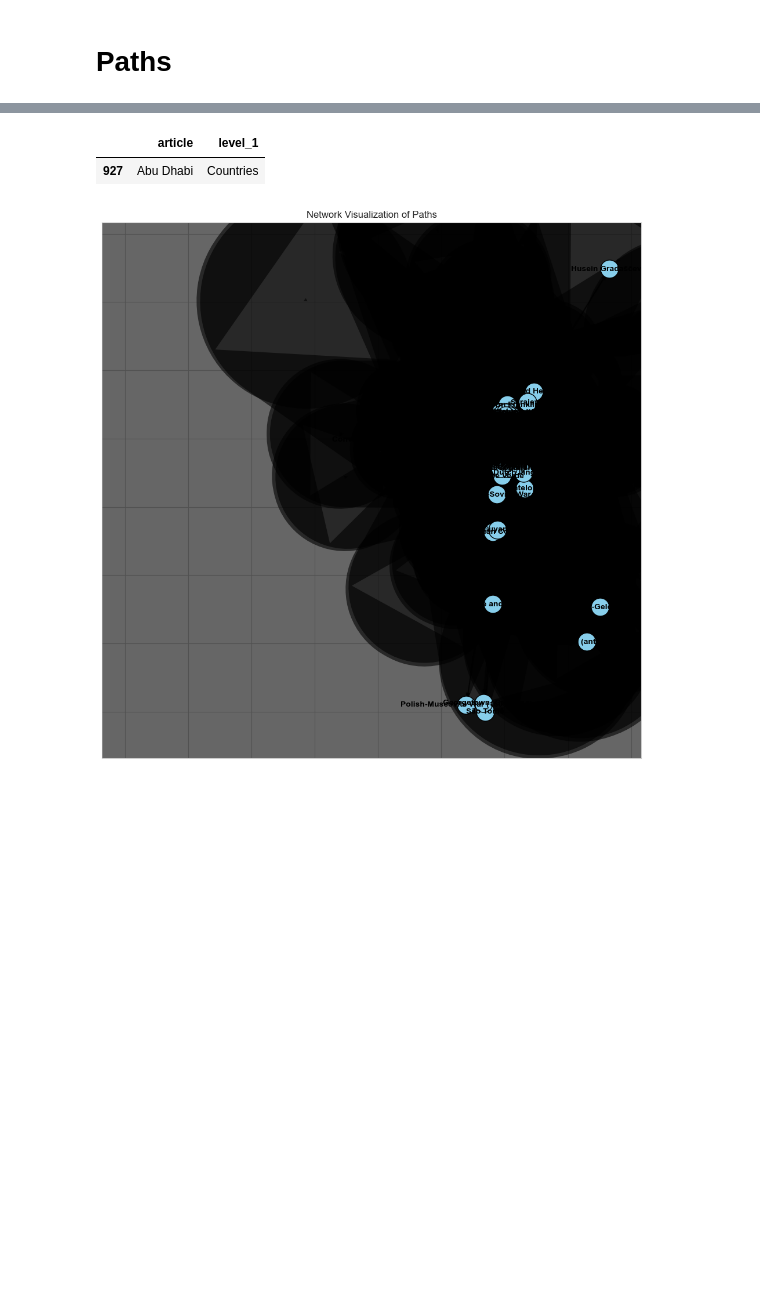
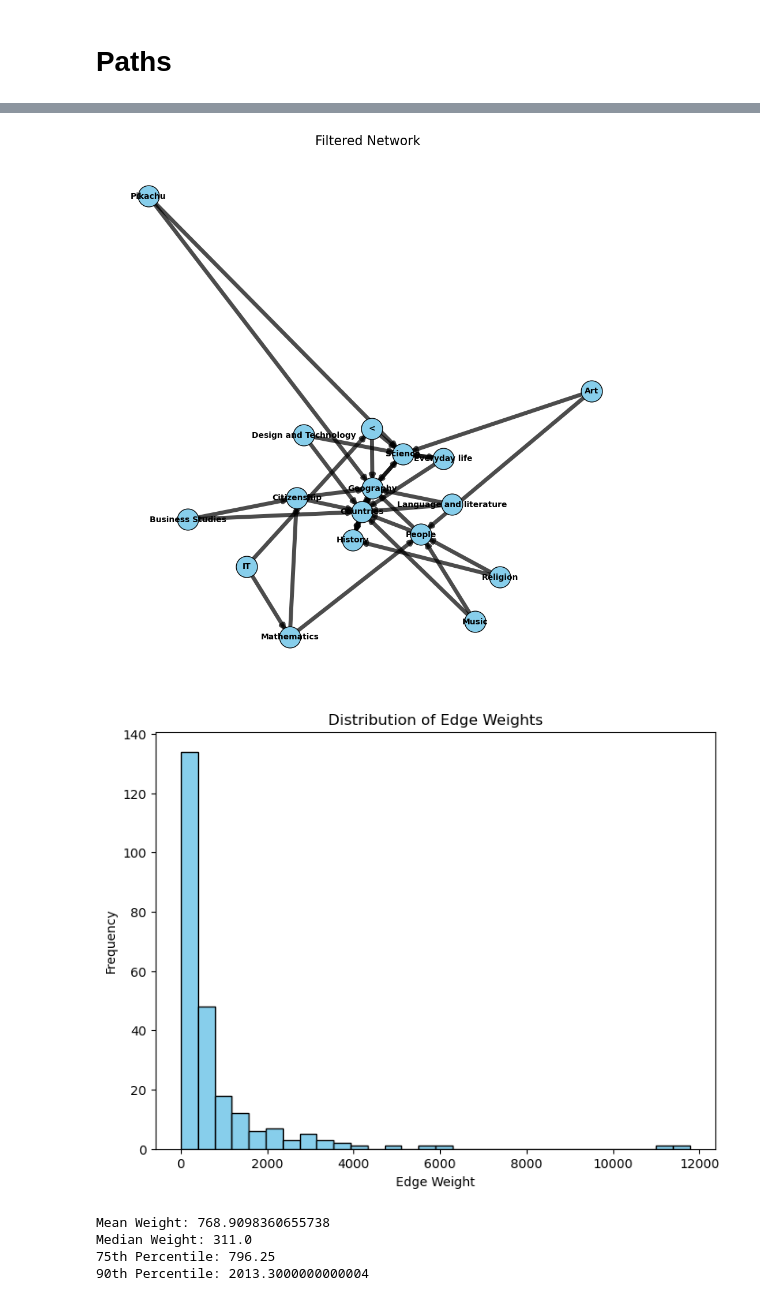
Before and after one commit to epfl-ada/ada-2024-project-the5outliers, a Jupyter notebook: categories_exploration.ipynb, the cells around one changed output, grey strips where cells are left out. Cells and saved outputs as stored; diff of their text form; code cells hidden in the pictures; blank space fills up the shorter version.

```diff
--- a/categories_exploration.ipynb
+++ b/categories_exploration.ipynb
@@ -163,8 +180,2 @@ df_main_category
-# %%
-# Eg.
-df_main_category[df_main_category['article'] == 'Abu Dhabi']
-# %% [output]
-|  | article | level_1 |
-| 927 | Abu Dhabi | Countries |
 # %%
 df_finished = read_finished_paths()
@@ -171,28 +182,0 @@ df_finished = read_finished_paths()
-# %%
-# Initialize a directed graph
-G = nx.DiGraph()
-
-# Build the network from paths
-for path in df_finished['path']:
-    nodes = path.split(';')
-    for i in range(len(nodes) - 1):
-        # Add edges to the graph with weight based on occurrences
-        if G.has_edge(nodes[i], nodes[i + 1]):
-            G[nodes[i]][nodes[i + 1]]['weight'] += 1
-        else:
-            G.add_edge(nodes[i], nodes[i + 1], weight=1)
-
-# Plotting the network graph
-plt.figure(figsize=(12, 12))
-pos = nx.spring_layout(G, seed=42)  # Layout for consistent positioning
-edges = G.edges(data=True)
-
-# Draw nodes and edges with weights
-nx.draw_networkx_nodes(G, pos, node_size=500, node_color="skyblue", edgecolors="black")
-nx.draw_networkx_edges(G, pos, edgelist=edges, width=[edge[2]['weight']*0.5 for edge in edges], alpha=0.6, arrows=True)
-nx.draw_networkx_labels(G, pos, font_size=10, font_weight="bold")
-
-plt.title("Network Visualization of Paths")
-plt.show()
-# %% [output]
-[figure, removed]
@@ -198,0 +283,18 @@ plt.show()
+# %%
+# Step 1: Build the network
+G = build_network(df_finished, df_categories_filtered)
+
+# Step 2: Filter and plot the network with a specific threshold and top connections
+H = filter_network(G, weight_threshold=10, top_n=2)
+plot_network(H, title="Filtered Network ")
+
+# Step 3: Analyze edge weights and get thresholds (if want to explore different thresholds)
+mean_weight, median_weight, percentile_75, percentile_90 = analyze_edge_weights(G)
+plot_network_with_thresholds(G, [mean_weight, median_weight, percentile_75, percentile_90])
+# %% [output]
+[figure, added]
+[figure, added]
+Mean Weight: 768.9098360655738
+Median Weight: 311.0
+75th Percentile: 796.25
+90th Percentile: 2013.3000000000004
```
Also changed, not shown: parts of 14 cells of this notebook, 2 other files.
